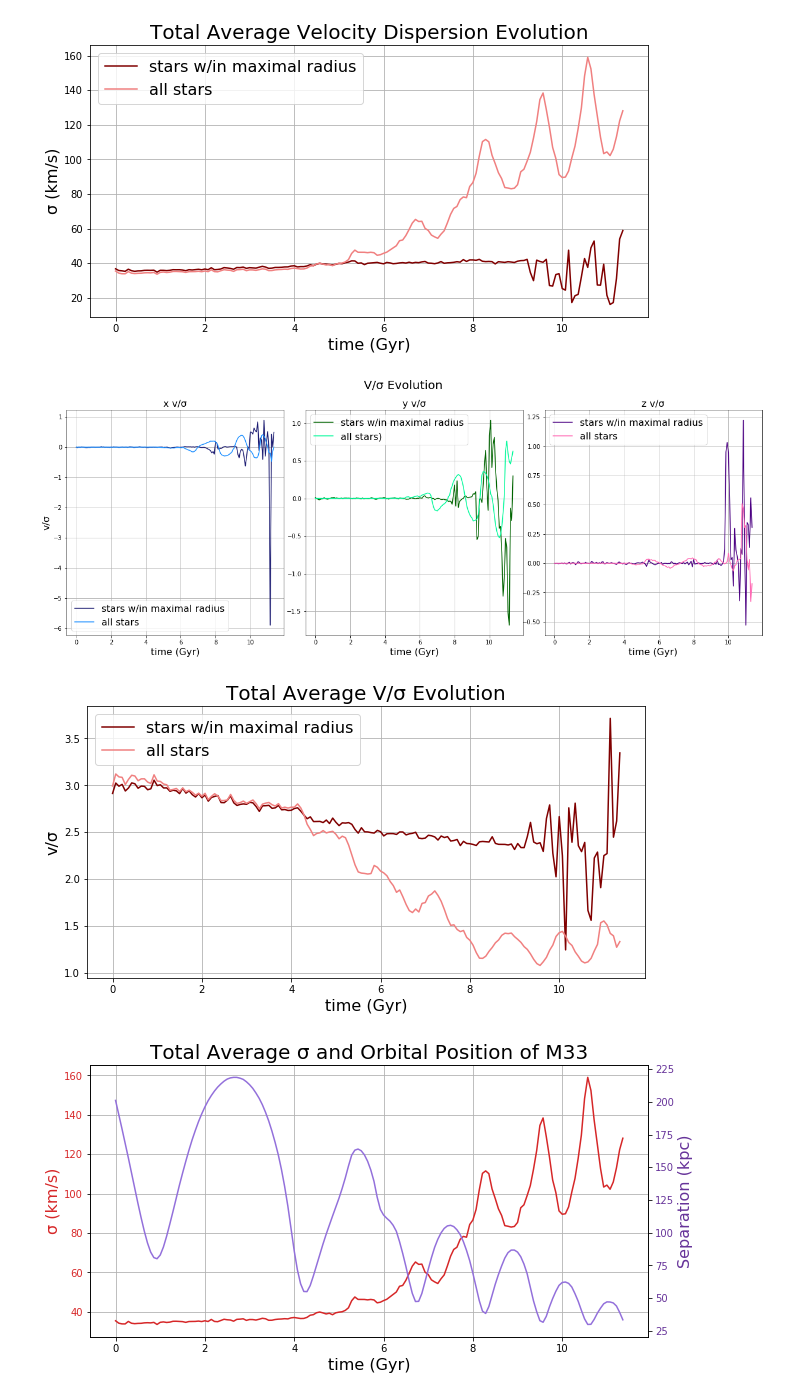
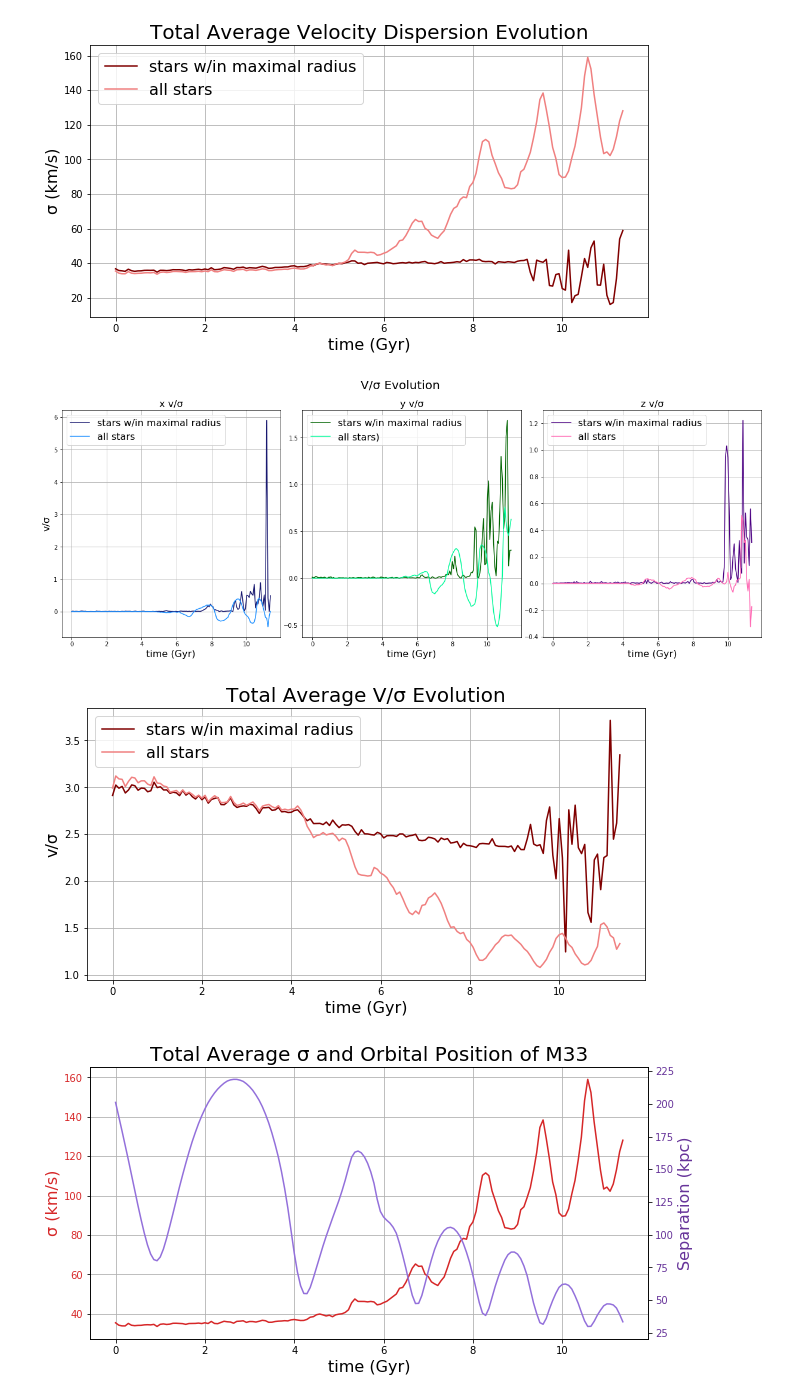
Before and after one commit to ewalla02/400b_walla, a Jupyter notebook: Homeworks/Research_Assignment/ResearchAssignment3/DimensionalVelocityDispersion.ipynb, the cells around one changed output. Drawn from its saved outputs; the diff is of its cells as text; code cells hidden in the pictures.

```diff
--- a/Homeworks/Research_Assignment/ResearchAssignment3/DimensionalVelocityDispersion.ipynb
+++ b/Homeworks/Research_Assignment/ResearchAssignment3/DimensionalVelocityDispersion.ipynb
@@ -370,37 +368,37 @@ plt.subplots_adjust(wspace=0.1)
 # set all the titles
 fig.suptitle("V/σ Evolution",fontsize=20)
 ax[0].set_title("x v/σ",fontsize=fs); ax[1].set_title("y v/σ",fontsize=fs); ax[2].set_title("z v/σ",fontsize=fs)
 # add axis labels
 ax[0].set_xlabel("time (Gyr)",fontsize=fs); ax[1].set_xlabel("time (Gyr)", fontsize=fs); ax[2].set_xlabel("time (Gyr)",fontsize=fs)
 ax[0].set_ylabel("v/σ",fontsize=fs)
 # add grids
 ax[0].grid(True); ax[1].grid(True); ax[2].grid(True)
 
 # plot the dimensions
-ax[0].plot(t, vRatioM[:,0],color="midnightblue",label="stars w/in maximal radius")
+ax[0].plot(t, np.abs(vRatioM[:,0]),color="midnightblue",label="stars w/in maximal radius")
 ax[0].plot(t, M33_vRatio[:,0], color="dodgerblue",label="all stars")
 ax[0].legend(fontsize=fs)
-ax[1].plot(t, vRatioM[:,1],color="darkgreen", label="stars w/in maximal radius")
+ax[1].plot(t, np.abs(vRatioM[:,1]),color="darkgreen", label="stars w/in maximal radius")
 ax[1].plot(t, M33_vRatio[:,1], color="mediumspringgreen", label="all stars)")
 ax[1].legend(fontsize=fs)
-ax[2].plot(t, vRatioM[:,2],color="indigo", label="stars w/in maximal radius")
+ax[2].plot(t, np.abs(vRatioM[:,2]),color="indigo", label="stars w/in maximal radius")
 ax[2].plot(t, M33_vRatio[:,2], color="hotpink", label="all stars")
 ax[2].legend(fontsize=fs)
 plt.show()
 
 #plot the total
 
 plt.figure(figsize=(10,5))
 plt.plot(t, vTotRatioM, color="maroon",label="stars w/in maximal radius")
 plt.plot(t, M33_TotRatio,color="lightcoral", label="all stars")
 plt.grid()
 plt.title("Total Average V/σ Evolution", fontsize=20)
 plt.ylabel("v/σ",fontsize=fs)
 plt.xlabel("time (Gyr)",fontsize=fs)
 plt.legend(fontsize=fs)
 plt.show()
 # %% [output]
-[figure, old version]
+[figure, new version]
 [figure]
 # %%
 fig, ax = plt.subplots(figsize=(10,5))
```
Also changed, not shown: parts of 7 cells of this notebook, 6 other files.
